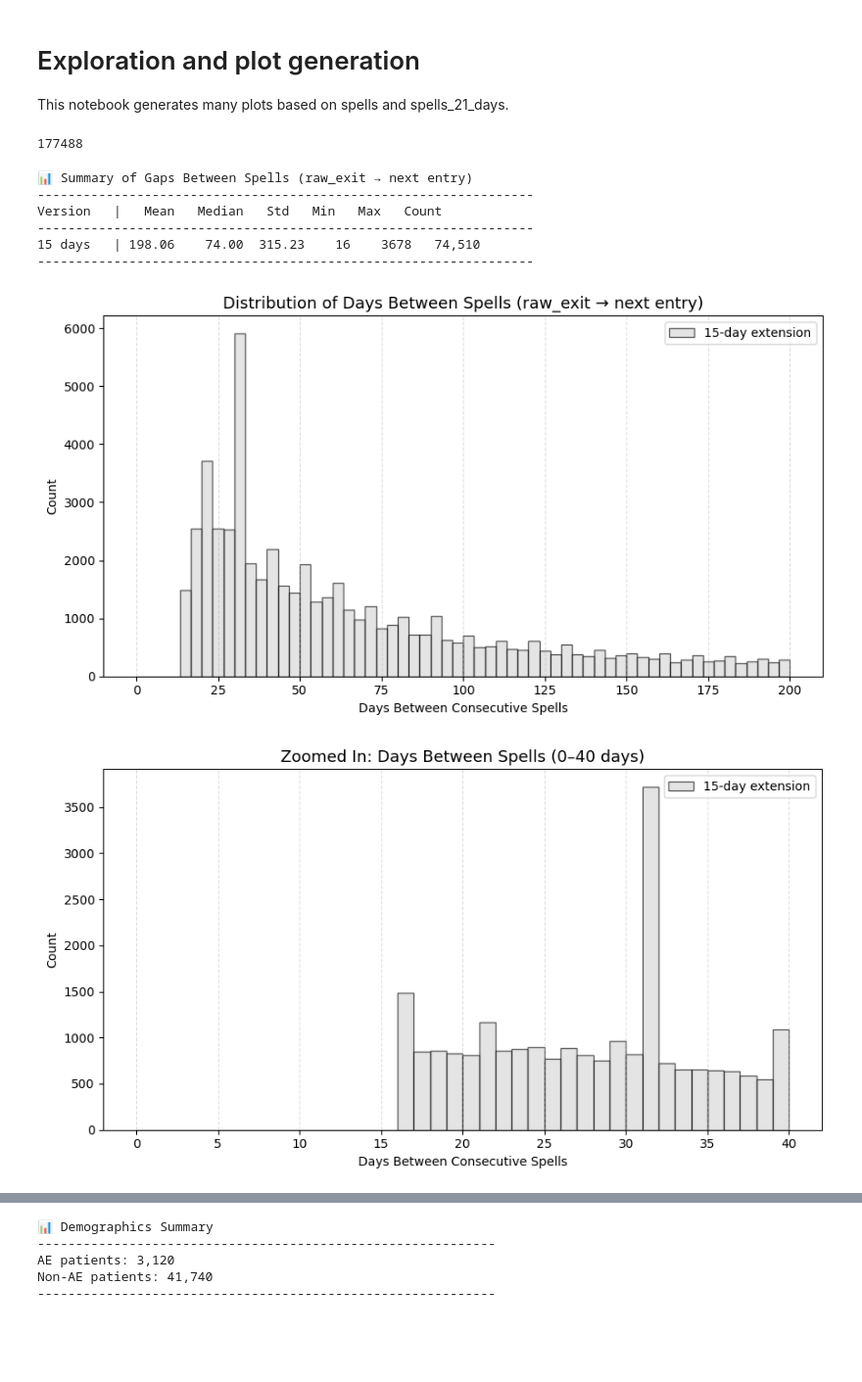
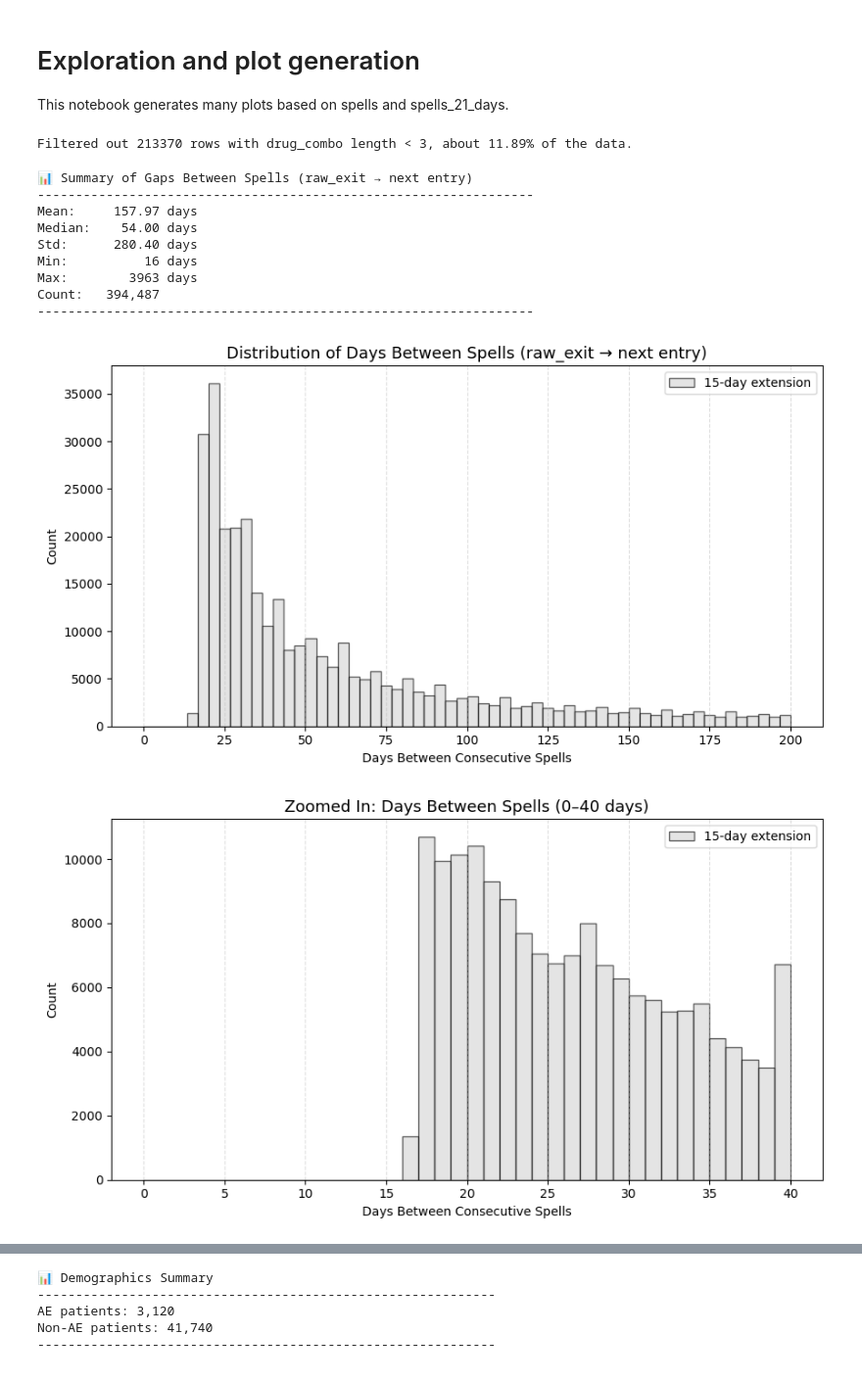
Before and after one commit to beni-1414/bmif204_claims_project, a Jupyter notebook: exploration_final.ipynb, the cells around one changed output, grey strips where cells are left out. Shown at 98% size. Drawn from its saved outputs; the diff is of its cells as text; code cells hidden in the pictures; blank space fills up the shorter version.

```diff
--- a/exploration_final.ipynb
+++ b/exploration_final.ipynb
@@ -15,17 +15,16 @@ base = Path("/n/scratch/users/b/bef299/polypharmacy_project_fhd8SDd3U50/")
 
 
 # --- Load data ---
-input_suffix = "_sample1M"
-output_suffix = "_sample1M_grace15_minspell7_ae_censoring"
-opioid_flag = True
-if opioid_flag:
-    input_suffix = "_opioid" + input_suffix
-    output_suffix = "_opioid" + output_suffix
+input_suffix = "_opioid_sample5M"
+output_suffix = "_opioid_sample5M_grace15_minspell7_ae_censoring"
 spells = pd.read_parquet(base / f"spells_with_labels{output_suffix}.parquet")
 split_spells = pd.read_parquet(base / f"split_spells{output_suffix}.parquet")
 
-# Filter out rows with len(drug_combo) < 3
+# Filter out rows with len(drug_combo) < 3 (due to a bug that I was not able to fix, I suspect it is related to the GRACE PERIOD at the end of the spells)
+before_count = len(split_spells)
 split_spells = split_spells[split_spells["drug_combo"].map(len) >= 3]
+after_count = len(split_spells)
+print(f"Filtered out {before_count - after_count} rows with drug_combo length < 3, about {((before_count - after_count) / before_count) * 100:.2f}% of the data.")
 
 # rx_fills = pd.read_parquet(base / f"rx_fills{input_suffix}.parquet")
 demographics = pd.read_parquet(base / f"demographics{input_suffix}.parquet")
@@ -35,27 +34,29 @@ try:
 except FileNotFoundError:
     print("Drug changes file not found.")
     drug_changes = pd.DataFrame()
+# %% [output]
+Filtered out 213370 rows with drug_combo length < 3, about 11.89% of the data.
-# %%
-drug_changes['spell_id'].nunique()
-# %% [output]
-177488
 # %%
-# --- Compare Gap Between Spells (15-day vs 21-day extensions) ---
-def compute_gaps(spells_df):
+# --- Gap Between Spells (raw_exit → next entry) ---
+
+def compute_gaps(spells_df: pd.DataFrame) -> pd.Series:
     """Compute gap in days between consecutive spells for each patient."""
     # Ensure datetime types
     date_cols = ["entry_date", "raw_exit_date", "extended_exit_date", "followup_end_date"]
     for col in date_cols:
-        if not np.issubdtype(spells_df[col].dtype, np.datetime64):
+        if col in spells_df.columns and not np.issubdtype(spells_df[col].dtype, np.datetime64):
             spells_df[col] = pd.to_datetime(spells_df[col])
 
     # Sort and compute gap between raw_exit_date of previous spell and next entry_date
     spells_sorted = spells_df.sort_values(["MemberUID", "entry_date"]).copy()
     spells_sorted["days_since_prev_raw_exit"] = (
-        spells_sorted["entry_date"] - spells_sorted.groupby("MemberUID")["raw_exit_date"].shift(1)
+        spells_sorted["entry_date"]
+        - spells_sorted.groupby("MemberUID")["raw_exit_date"].shift(1)
     ).dt.days
 
     return spells_sorted["days_since_prev_raw_exit"].dropna()
+
+
 
 # Compute gaps for both versions
 gaps = compute_gaps(spells)
@@ -63,41 +64,47 @@ gaps = compute_gaps(spells)
 # --- Summary stats ---
 print("📊 Summary of Gaps Between Spells (raw_exit → next entry)")
 print("-" * 65)
-print("Version   |   Mean   Median   Std   Min   Max   Count")
-print("-" * 65)
-print(f"15 days   | {gaps.mean():6.2f}  {gaps.median():7.2f}  {gaps.std():6.2f}  {gaps.min():4.0f}  {gaps.max():6.0f}  {len(gaps):7,}")
+print(f"Mean:   {gaps.mean():8.2f} days")
+print(f"Median: {gaps.median():8.2f} days")
+print(f"Std:    {gaps.std():8.2f} days")
+print(f"Min:    {gaps.min():8.0f} days")
+print(f"Max:    {gaps.max():8.0f} days")
+print(f"Count:  {len(gaps):8,}")
 print("-" * 65)
 
 # --- Plot full histogram (0–200 days for clarity) ---
 plt.figure(figsize=(9, 5))
 plt.hist(gaps, bins=60, range=(0, 200), alpha=0.6, label="15-day extension", color="lightgray", edgecolor="black")
 plt.title("Distribution of Days Between Spells (raw_exit → next entry)", fontsize=13)
 plt.xlabel("Days Between Consecutive Spells")
 plt.ylabel("Count")
 plt.legend()
 plt.grid(axis="x", linestyle="--", alpha=0.4)
 plt.tight_layout()
 plt.show()
 
 # --- Zoomed-in histogram (0–40 days) ---
 plt.figure(figsize=(9, 5))
 plt.hist(gaps, bins=40, range=(0, 40), alpha=0.6, label="15-day extension", color="lightgray", edgecolor="black")
 plt.title("Zoomed In: Days Between Spells (0–40 days)", fontsize=13)
 plt.xlabel("Days Between Consecutive Spells")
 plt.ylabel("Count")
 plt.legend()
 plt.grid(axis="x", linestyle="--", alpha=0.4)
 plt.tight_layout()
 plt.show()
 # %% [output]
 📊 Summary of Gaps Between Spells (raw_exit → next entry)
 -----------------------------------------------------------------
-Version   |   Mean   Median   Std   Min   Max   Count
+Mean:     157.97 days
+Median:    54.00 days
+Std:      280.40 days
+Min:          16 days
+Max:        3963 days
+Count:   394,487
 -----------------------------------------------------------------
-15 days   | 198.06    74.00  315.23    16    3678   74,510
------------------------------------------------------------------
-[figure, old version]
+[figure, new version]
-[figure, old version]
+[figure, new version]
 # %%
 # --- 🧮 Spell summary comparison Split vs non-split---
 
```
Also changed, not shown: parts of 9 cells of this notebook.
